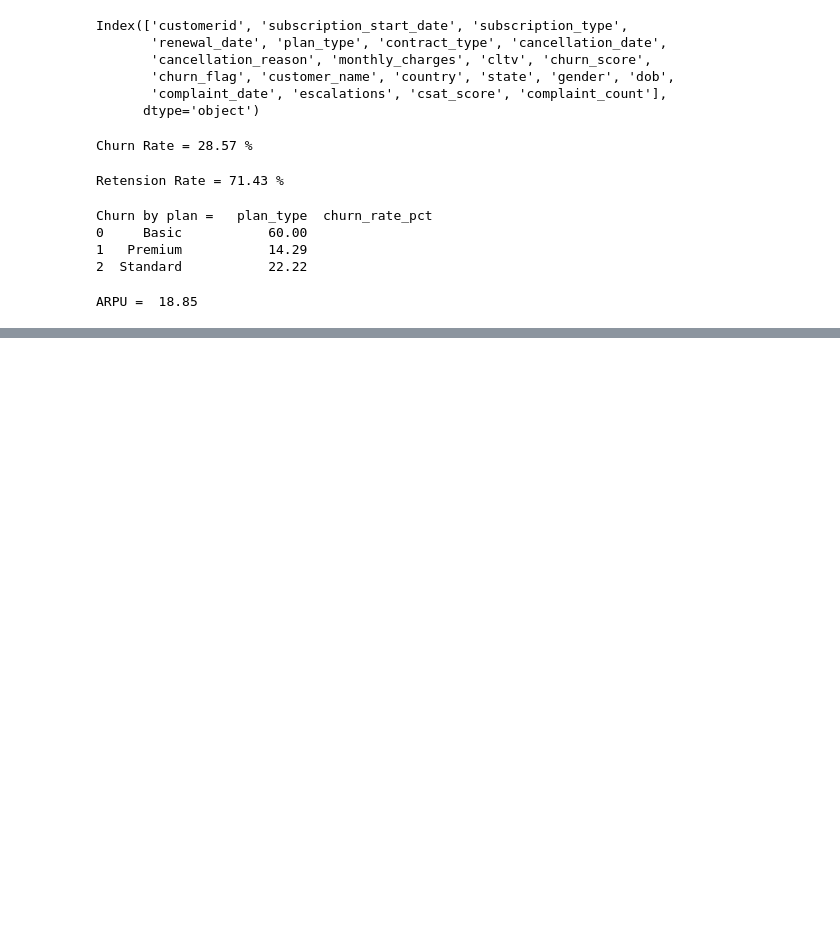
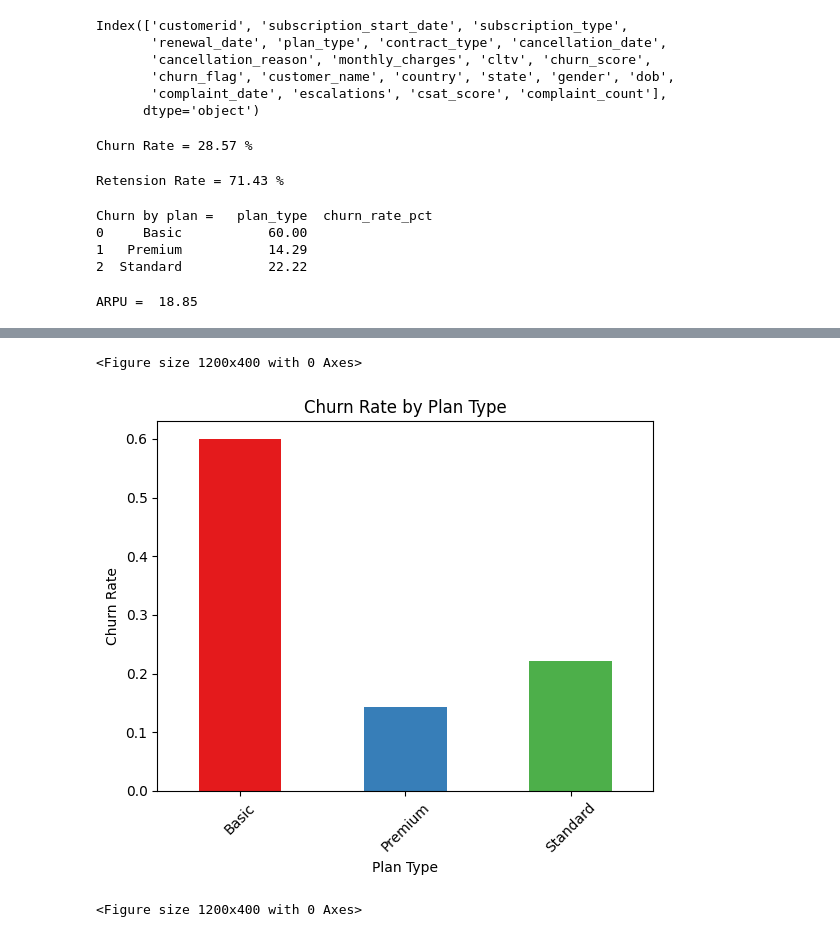
Before and after one commit to rubixz/customer_churn, a Jupyter notebook: churn_analysis.ipynb, the cells around one changed output, grey strips where cells are left out. Saved outputs shown, nothing was run; the diff lists cells and outputs as text; code cells hidden in the pictures; blank space fills up the shorter version.

```diff
--- a/churn_analysis.ipynb
+++ b/churn_analysis.ipynb
@@ -509,0 +533,4 @@ Avg Tenure (days) =  1527 0
+# %%
+#10. correlation esclation VS Churn
+
+df['escalations'] = np.where(df['escalations'] == 'Y', 1,0)
@@ -509,0 +607,13 @@ Avg Tenure (days) =  1527 0
+# %%
+#4.2 Churn by Plan type
+colors = plt.cm.Set1(np.linspace(0, 1, len(churn_plan)))
+visual.groupby('plan_type')['churn_flag'].mean().plot(kind='bar', color=colors)
+plt.title('Churn Rate by Plan Type')
+plt.xlabel('Plan Type')
+plt.ylabel('Churn Rate')
+plt.xticks(rotation=45)
+plt.figure(figsize=(12, 4))
+# %% [output]
+<Figure size 1200x400 with 0 Axes>
+[figure, added]
+<Figure size 1200x400 with 0 Axes>
```
Also changed, not shown: parts of 23 cells of this notebook.
